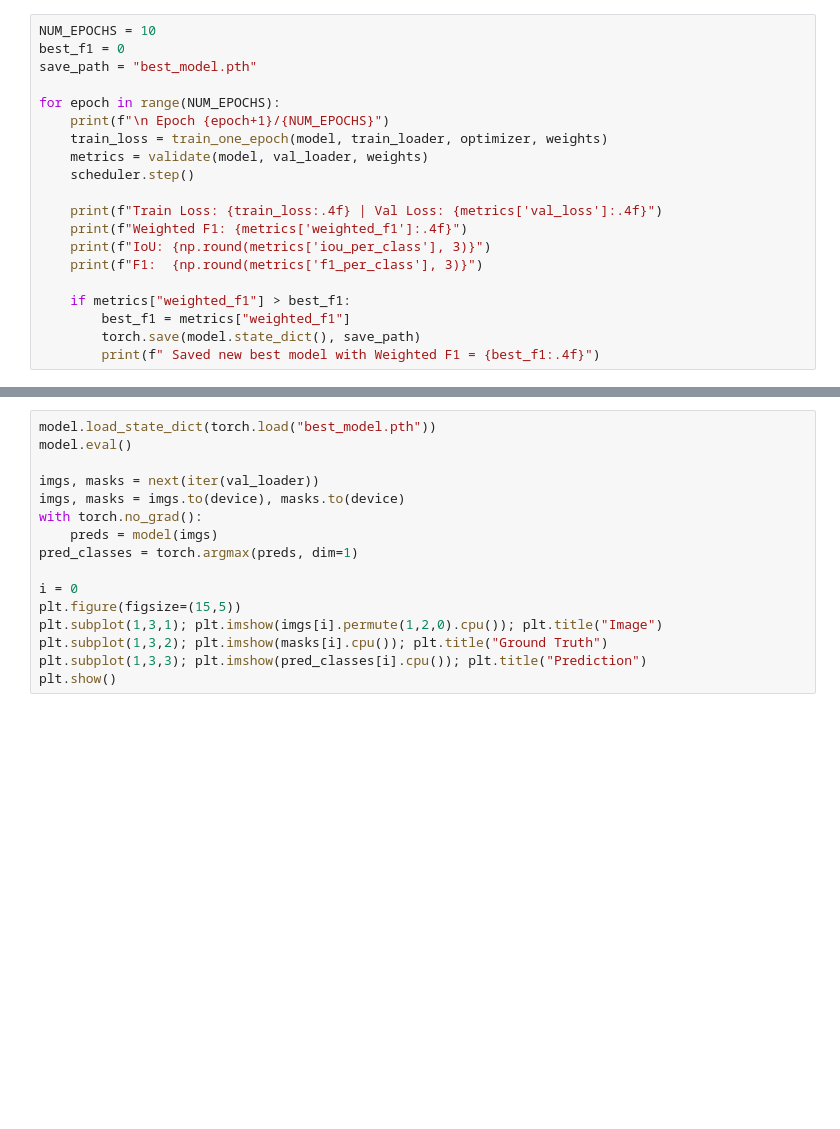
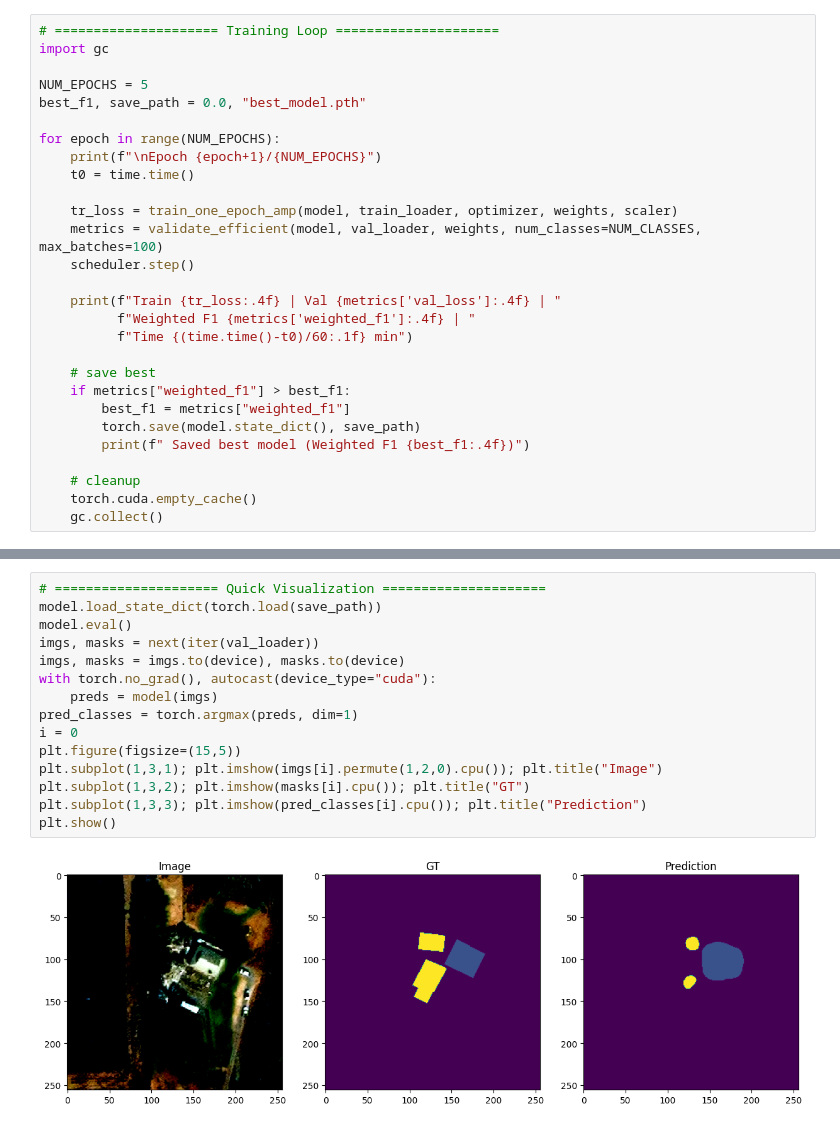
Before and after one commit to Ynehra24/DLPROJ, a Jupyter notebook: segmentation.ipynb, the cells around one changed output, grey strips where cells are left out. Saved outputs shown, nothing was run; the diff lists cells and outputs as text; blank space fills up the shorter version.

```diff
--- a/segmentation.ipynb
+++ b/segmentation.ipynb
@@ -198,21 +310,29 @@ def validate(model, dataloader, weights):
 # %%
-NUM_EPOCHS = 10
-best_f1 = 0
-save_path = "best_model.pth"
+# ===================== Training Loop =====================
+import gc
+
+NUM_EPOCHS = 5
+best_f1, save_path = 0.0, "best_model.pth"
 
 for epoch in range(NUM_EPOCHS):
-    print(f"\n Epoch {epoch+1}/{NUM_EPOCHS}")
-    train_loss = train_one_epoch(model, train_loader, optimizer, weights)
-    metrics = validate(model, val_loader, weights)
+    print(f"\nEpoch {epoch+1}/{NUM_EPOCHS}")
+    t0 = time.time()
+
+    tr_loss = train_one_epoch_amp(model, train_loader, optimizer, weights, scaler)
+    metrics = validate_efficient(model, val_loader, weights, num_classes=NUM_CLASSES, max_batches=100)
     scheduler.step()
 
-    print(f"Train Loss: {train_loss:.4f} | Val Loss: {metrics['val_loss']:.4f}")
-    print(f"Weighted F1: {metrics['weighted_f1']:.4f}")
-    print(f"IoU: {np.round(metrics['iou_per_class'], 3)}")
-    print(f"F1:  {np.round(metrics['f1_per_class'], 3)}")
+    print(f"Train {tr_loss:.4f} | Val {metrics['val_loss']:.4f} | "
+          f"Weighted F1 {metrics['weighted_f1']:.4f} | "
+          f"Time {(time.time()-t0)/60:.1f} min")
 
+    # save best
     if metrics["weighted_f1"] > best_f1:
         best_f1 = metrics["weighted_f1"]
         torch.save(model.state_dict(), save_path)
-        print(f" Saved new best model with Weighted F1 = {best_f1:.4f}")
+        print(f" Saved best model (Weighted F1 {best_f1:.4f})")
+
+    # cleanup
+    torch.cuda.empty_cache()
+    gc.collect()
 # %% [output]
@@ -221,16 +356,17 @@ KeyboardInterrupt:
 # %%
-model.load_state_dict(torch.load("best_model.pth"))
+# ===================== Quick Visualization =====================
+model.load_state_dict(torch.load(save_path))
 model.eval()
-
 imgs, masks = next(iter(val_loader))
 imgs, masks = imgs.to(device), masks.to(device)
-with torch.no_grad():
+with torch.no_grad(), autocast(device_type="cuda"):
     preds = model(imgs)
 pred_classes = torch.argmax(preds, dim=1)
-
 i = 0
 plt.figure(figsize=(15,5))
 plt.subplot(1,3,1); plt.imshow(imgs[i].permute(1,2,0).cpu()); plt.title("Image")
-plt.subplot(1,3,2); plt.imshow(masks[i].cpu()); plt.title("Ground Truth")
+plt.subplot(1,3,2); plt.imshow(masks[i].cpu()); plt.title("GT")
 plt.subplot(1,3,3); plt.imshow(pred_classes[i].cpu()); plt.title("Prediction")
 plt.show()
+# %% [output]
+[figure, added]
```
Also changed, not shown: parts of 13 cells of this notebook.
